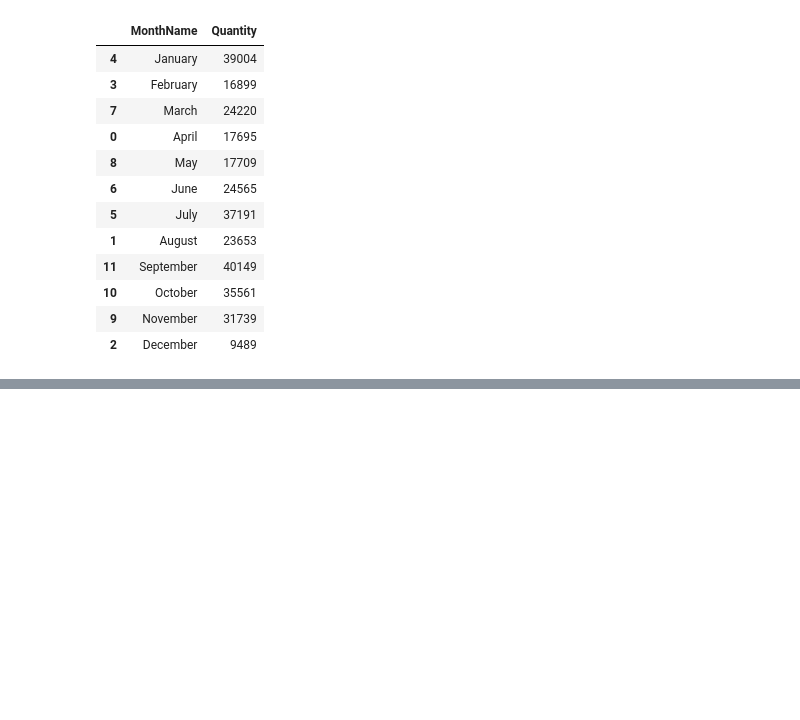
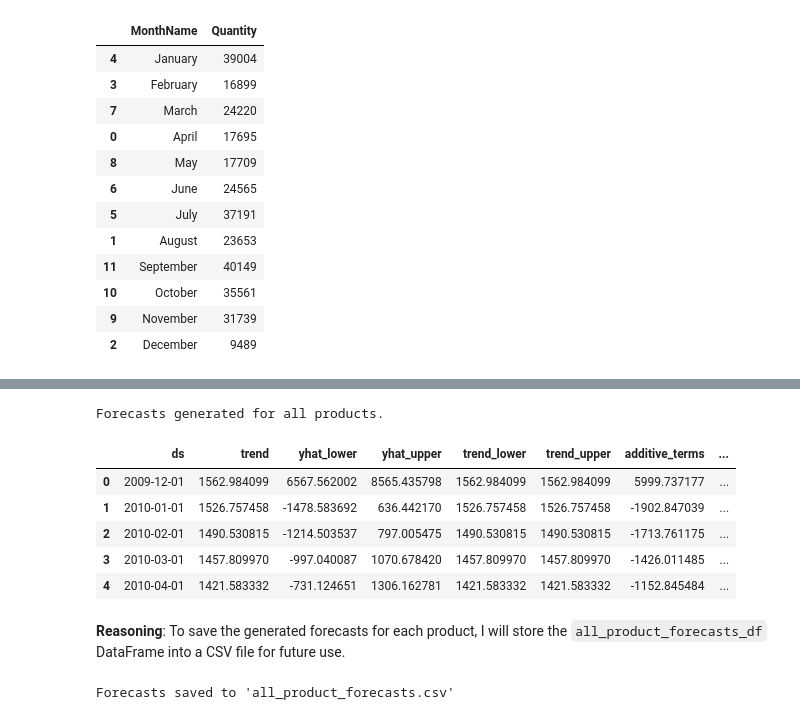
Before and after one commit to Ri-Dearg/ca2-market-retail, a Jupyter notebook: ca2-market-retail.ipynb, the cells around one changed output, grey strips where cells are left out. Saved outputs shown, nothing was run; the diff lists cells and outputs as text; code cells hidden in the pictures; blank space fills up the shorter version.

```diff
--- a/ca2-market-retail.ipynb
+++ b/ca2-market-retail.ipynb
@@ -848,0 +886,6 @@ plt.show()
+# %%
+min_date = monthly_sales['InvoiceDate'].min()
+max_date = monthly_sales['InvoiceDate'].max()
+
+full_date_range = pd.date_range(start=min_date, end=max_date, freq='MS')
+full_date_range
@@ -848,0 +925,36 @@ plt.show()
+# %%
+prophet_df = monthly_sales_by_product.rename(columns={'InvoiceDate': 'ds', 'Quantity': 'y'})
+
+all_product_forecasts = []
+
+for stock_code in unique_stock_codes:
+    product_data = prophet_df[prophet_df['StockCode'] == stock_code]
+
+    # Prophet requires at least two data points to fit
+    if len(product_data) < 2:
+        continue
+
+    # Initialize Prophet model, adding yearly seasonality
+    model = Prophet(yearly_seasonality=True)
+
+    # Fit the model to the product's historical data
+    model.fit(product_data[['ds', 'y']])
+
+    # Create a future DataFrame for the next 12 months (2012)
+    future = model.make_future_dataframe(periods=12, freq='MS')
+
+    # Generate predictions
+    forecast = model.predict(future)
+
+    # Add the StockCode to the forecast for identification
+    forecast['StockCode'] = stock_code
+
+    # Append the forecast to the list
+    all_product_forecasts.append(forecast)
+
+# Concatenate all individual product forecasts into a single DataFrame
+all_product_forecasts_df = pd.concat(all_product_forecasts, ignore_index=True)
+
+print("Forecasts generated for all products.")
+all_product_forecasts_df.head()
+# %% [output]
@@ -848,0 +978,15 @@ plt.show()
+Forecasts generated for all products.
+|  | ds | trend | yhat_lower | yhat_upper | trend_lower | trend_upper | additive_terms | ... |
+| 0 | 2009-12-01 | 1562.984099 | 6567.562002 | 8565.435798 | 1562.984099 | 1562.984099 | 5999.737177 | ... |
+| 1 | 2010-01-01 | 1526.757458 | -1478.583692 | 636.442170 | 1526.757458 | 1526.757458 | -1902.847039 | ... |
+| 2 | 2010-02-01 | 1490.530815 | -1214.503537 | 797.005475 | 1490.530815 | 1490.530815 | -1713.761175 | ... |
+| 3 | 2010-03-01 | 1457.809970 | -997.040087 | 1070.678420 | 1457.809970 | 1457.809970 | -1426.011485 | ... |
+| 4 | 2010-04-01 | 1421.583332 | -731.124651 | 1306.162781 | 1421.583332 | 1421.583332 | -1152.845484 | ... |
+# %% [markdown]
+**Reasoning**:
+To save the generated forecasts for each product, I will store the `all_product_forecasts_df` DataFrame into a CSV file for future use.
+# %%
+all_product_forecasts_df.to_csv('all_product_forecasts.csv', index=False)
+print("Forecasts saved to 'all_product_forecasts.csv'")
+# %% [output]
+Forecasts saved to 'all_product_forecasts.csv'
```
Also changed, not shown: parts of 16 cells of this notebook.
